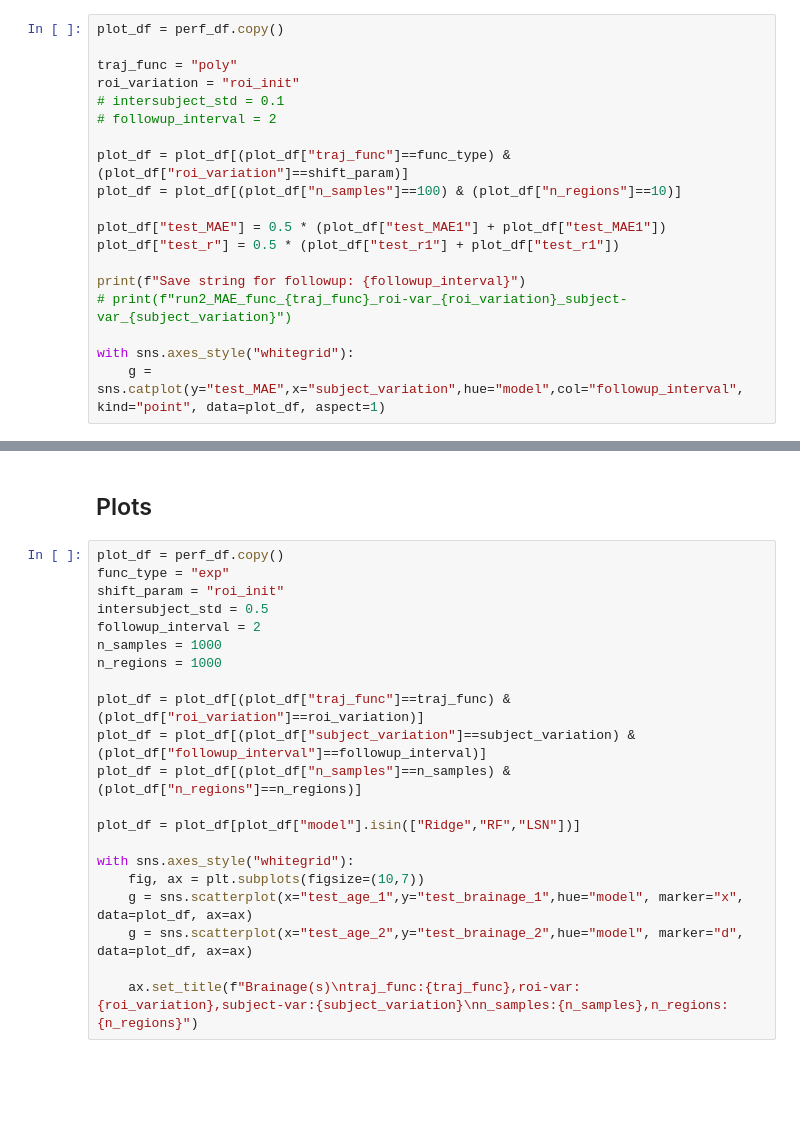
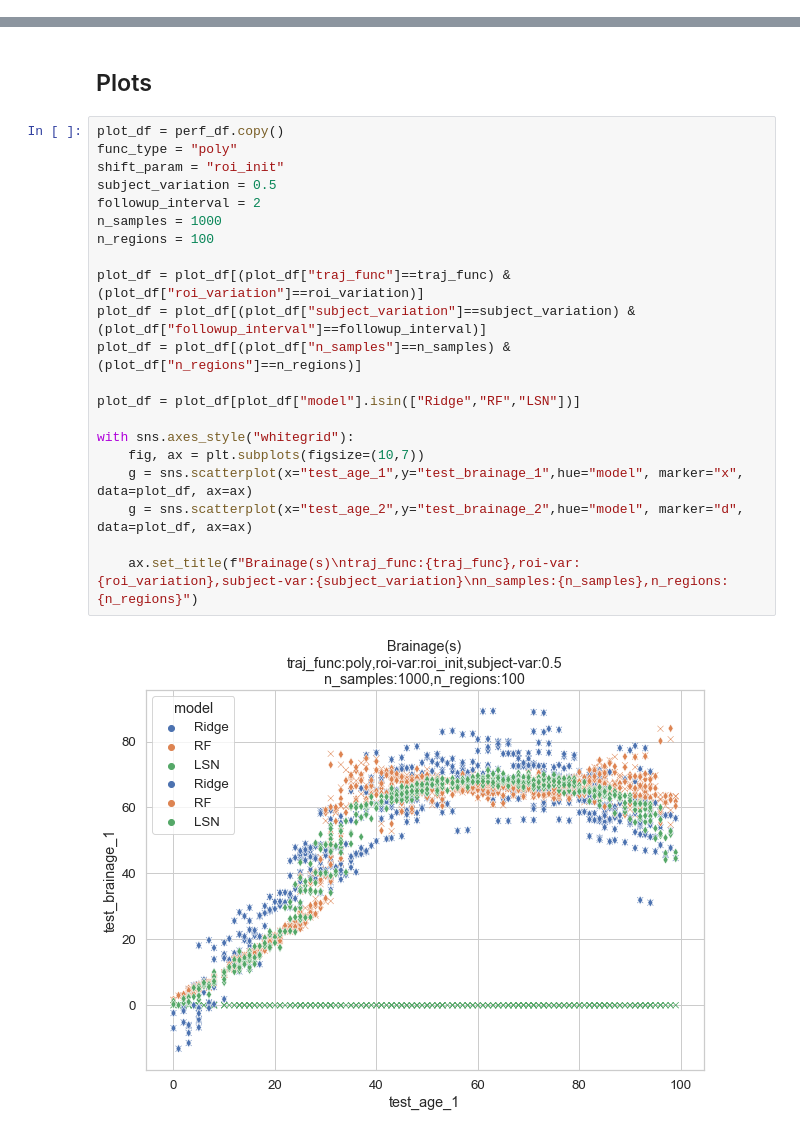
Before and after one commit to nikhil153/brain-diff, a Jupyter notebook: notebooks/7_brain_diff_sim.ipynb, the cells around one changed output, grey strips where cells are left out. Cells and saved outputs as stored; diff of their text form; blank space fills up the shorter version.

```diff
--- a/notebooks/7_brain_diff_sim.ipynb
+++ b/notebooks/7_brain_diff_sim.ipynb
@@ -381,22 +413,3 @@ plot_df.groupby(["traj_func", "roi_variation","model","n_regions","n_samples"])[
-# %%
-plot_df = perf_df.copy()
-
-traj_func = "poly"
-roi_variation = "roi_init"
-# intersubject_std = 0.1
-# followup_interval = 2
-
-plot_df = plot_df[(plot_df["traj_func"]==func_type) & (plot_df["roi_variation"]==shift_param)]
-plot_df = plot_df[(plot_df["n_samples"]==100) & (plot_df["n_regions"]==10)]
-
-plot_df["test_MAE"] = 0.5 * (plot_df["test_MAE1"] + plot_df["test_MAE1"])
-plot_df["test_r"] = 0.5 * (plot_df["test_r1"] + plot_df["test_r1"])
-
-print(f"Save string for followup: {followup_interval}")
-# print(f"run2_MAE_func_{traj_func}_roi-var_{roi_variation}_subject-var_{subject_variation}")
-
-with sns.axes_style("whitegrid"):
-    g = sns.catplot(y="test_MAE",x="subject_variation",hue="model",col="followup_interval", kind="point", data=plot_df, aspect=1)
 # %%
 # perf_df.to_csv("results/simulation/brain_diff_sim_twinmodels_data_aug_success_run.csv")
 #
@@ -410,22 +438,24 @@ epoch_loss_df
 ## Plots
 # %%
 plot_df = perf_df.copy()
-func_type = "exp"
+func_type = "poly"
 shift_param = "roi_init"
-intersubject_std = 0.5
+subject_variation = 0.5
 followup_interval = 2
 n_samples = 1000
-n_regions = 1000
+n_regions = 100
 
 plot_df = plot_df[(plot_df["traj_func"]==traj_func) & (plot_df["roi_variation"]==roi_variation)]
 plot_df = plot_df[(plot_df["subject_variation"]==subject_variation) & (plot_df["followup_interval"]==followup_interval)]
 plot_df = plot_df[(plot_df["n_samples"]==n_samples) & (plot_df["n_regions"]==n_regions)]
 
 plot_df = plot_df[plot_df["model"].isin(["Ridge","RF","LSN"])]
 
 with sns.axes_style("whitegrid"):
     fig, ax = plt.subplots(figsize=(10,7))
     g = sns.scatterplot(x="test_age_1",y="test_brainage_1",hue="model", marker="x", data=plot_df, ax=ax)
     g = sns.scatterplot(x="test_age_2",y="test_brainage_2",hue="model", marker="d", data=plot_df, ax=ax)
 
     ax.set_title(f"Brainage(s)\ntraj_func:{traj_func},roi-var:{roi_variation},subject-var:{subject_variation}\nn_samples:{n_samples},n_regions:{n_regions}")
+# %% [output]
+[figure, added]
```
Also changed, not shown: parts of 10 cells of this notebook, 2 other files.
